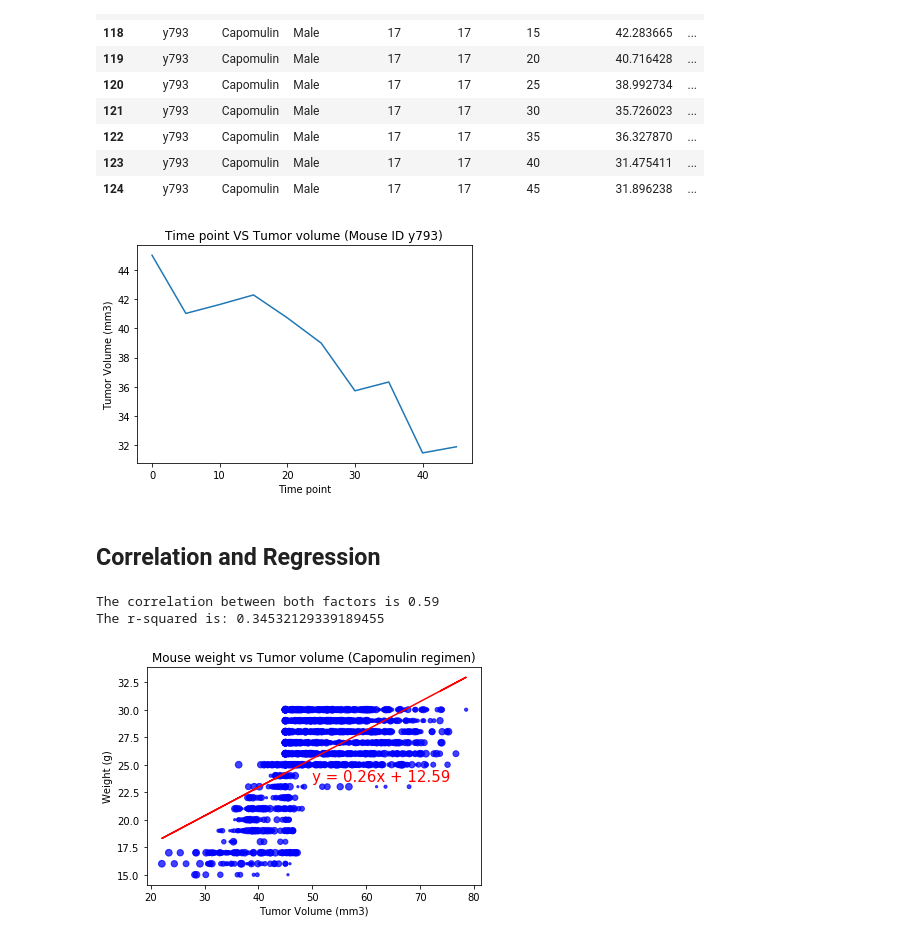
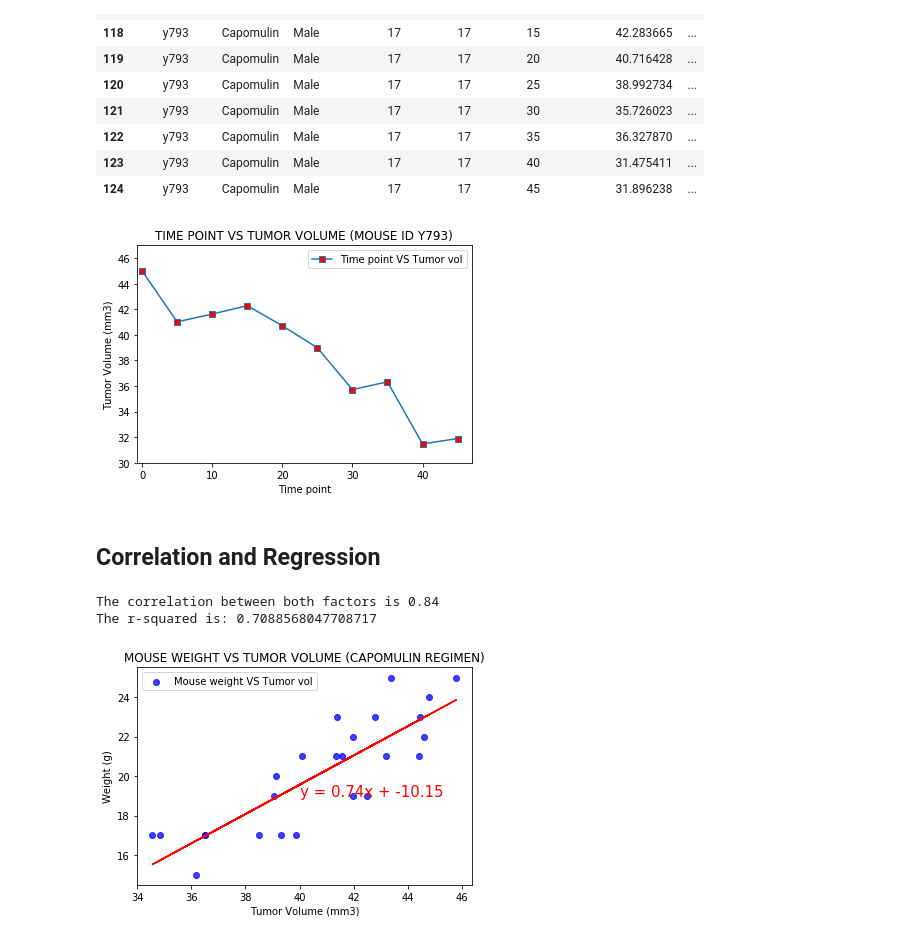
Before and after one commit to mastachi-cin/matplotlib-challenge, a Jupyter notebook: Pymaceuticals/pymaceuticals_starter.ipynb, the cells around one changed output. Saved outputs shown, nothing was run; the diff lists cells and outputs as text; code cells hidden in the pictures.

```diff
--- a/Pymaceuticals/pymaceuticals_starter.ipynb
+++ b/Pymaceuticals/pymaceuticals_starter.ipynb
@@ -330,58 +338,69 @@ y793_data
 | 124 | y793 | Capomulin | Male | 17 | 17 | 45 | 31.896238 | ... |
 # %%
 x_axis = np.arange(0,50,5)
-x_axis
 
 # Plot the line
-plt.plot(x_axis, y793_data["Tumor Volume (mm3)"])
+plt.plot(x_axis, y793_data["Tumor Volume (mm3)"], label="Time point VS Tumor vol", markerfacecolor='r', marker='s')
 
 # Give the chart a title, x label, and y label
-plt.title("Time point VS Tumor volume (Mouse ID y793)")
+plt.title("TIME POINT VS TUMOR VOLUME (MOUSE ID Y793)")
 plt.xlabel("Time point")
 plt.ylabel("Tumor Volume (mm3)")
 
+# Sets the x,y limits
+plt.xlim(-0.75, max(y793_data["Timepoint"])+2)
+plt.ylim(30, max(y793_data["Tumor Volume (mm3)"])+2)
+
+# Set legend
+plt.legend(loc="best")
+
 # Print chart to screen
 plt.show()
 # %% [output]
-[figure, old version]
+[figure, new version]
 # %% [markdown]
 ## Correlation and Regression
 # %%
 # Generate a scatter plot of mouse weight versus average tumor volume for the Capomulin regimen
 
-# Select data
+# Select Capomulin regimen data
 capomulin_data = data_merged[data_merged["Drug Regimen"] == "Capomulin"]
-capomulin_data.head()
-cap_mouse_weight = data_merged["Weight (g)"]
-cap_tumor_volume = data_merged["Tumor Volume (mm3)"]
-cap_tumor_volume
 
-#x_axis = np.arange(0, x_limit, 1)
-plt.scatter(cap_tumor_volume, cap_mouse_weight, marker="o", facecolors="b", s=x_axis, alpha=0.75)
+# Group serie for weight per mouse ID
+cap_mouse_weight = capomulin_data.groupby("Mouse ID")["Weight (g)"].max()
+
+# Group serie for average tumor volume per Mouse ID
+cap_tumor_volume = capomulin_data.groupby("Mouse ID")["Tumor Volume (mm3)"].mean()
+
+# Create scatter plot based upon above values
+plt.scatter(cap_tumor_volume, cap_mouse_weight, marker="o", facecolors="b", alpha=0.75, label ="Mouse weight VS Tumor vol")
 
 # Give the chart a title, x label, and y label
-plt.title("Mouse weight vs Tumor volume (Capomulin regimen)")
+plt.title("MOUSE WEIGHT VS TUMOR VOLUME (CAPOMULIN REGIMEN)")
 plt.xlabel("Tumor Volume (mm3)")
 plt.ylabel("Weight (g)")
 
 # Calculate the correlation coefficient and linear regression model
 # for mouse weight and average tumor volume for the Capomulin regimen
 
 # Calculate correlation
 correlation = round(st.pearsonr(cap_tumor_volume, cap_mouse_weight)[0],2)
 print(f"The correlation between both factors is {correlation}")
 
 # Calculate linear regression equation and line to plot
 (slope, intercept, rvalue, pvalue, stderr) = linregress(cap_tumor_volume, cap_mouse_weight)
 regress_values = cap_tumor_volume * slope + intercept
 line_eq = "y = " + str(round(slope,2)) + "x + " + str(round(intercept,2))
 print(f"The r-squared is: {rvalue**2}")
 plt.plot(cap_tumor_volume,regress_values,"r-")
-plt.annotate(line_eq,(50,23.5), fontsize=15,color="red")
+plt.annotate(line_eq,(40,19), fontsize=15,color="red")
+
+# Set legend
+plt.legend(loc="best")
 
 # Print chart to screen
 plt.show()
 # %% [output]
-The correlation between both factors is 0.59
-The r-squared is: 0.34532129339189455
+The correlation between both factors is 0.84
+The r-squared is: 0.7088568047708717
-[figure, old version]
+[figure, new version]
```
Also changed, not shown: parts of 13 cells of this notebook, 1 other file.
